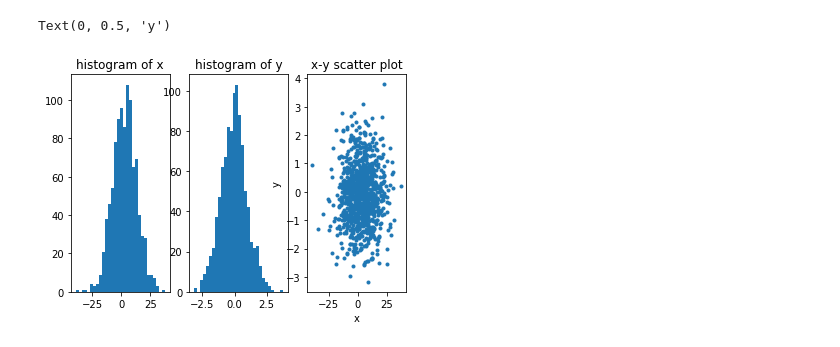
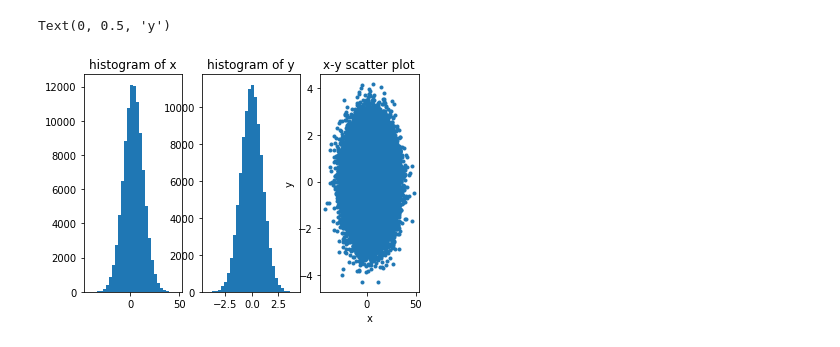
Before and after one commit to leeh8911/note_for_study, a Jupyter notebook: question_of_intuition_of_linear_algebra_statistics_and_geometry.ipynb, the cells around one changed output. Drawn from its saved outputs; the diff is of its cells as text; code cells hidden in the pictures.

```diff
--- a/question_of_intuition_of_linear_algebra_statistics_and_geometry.ipynb
+++ b/question_of_intuition_of_linear_algebra_statistics_and_geometry.ipynb
@@ -53,27 +52,27 @@ import matplotlib.pyplot as plt
 # import scipy.stats as stats
 # %%
 # random number generation
-sample_num = 1000
+sample_num = 100000
 
 var_x = 100
 mean_x = 3
 x = np.sqrt(var_x)*np.random.randn(sample_num,1) + mean_x
 y = np.random.randn(sample_num,1)
 
 plt.subplot(1,3,1)
 plt.title("histogram of x")
 plt.hist(x,30)
 plt.subplot(1,3,2)
 plt.title("histogram of y")
 plt.hist(y,30)
 plt.subplot(1,3,3)
 plt.title("x-y scatter plot")
 plt.plot(x, y,'.')
 plt.xlabel("x")
 plt.ylabel("y")
 # %% [output]
 Text(0, 0.5, 'y')
-[figure, old version]
+[figure, new version]
 # %%
 def f(x):
     return x**2
```
Also changed, not shown: parts of 5 cells of this notebook.
